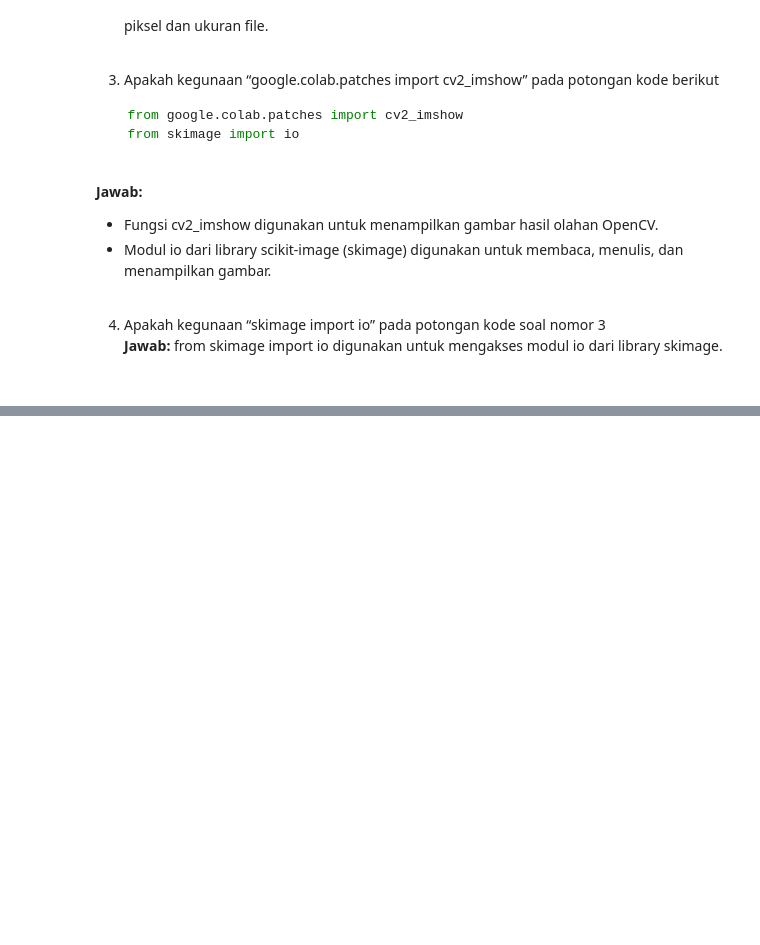
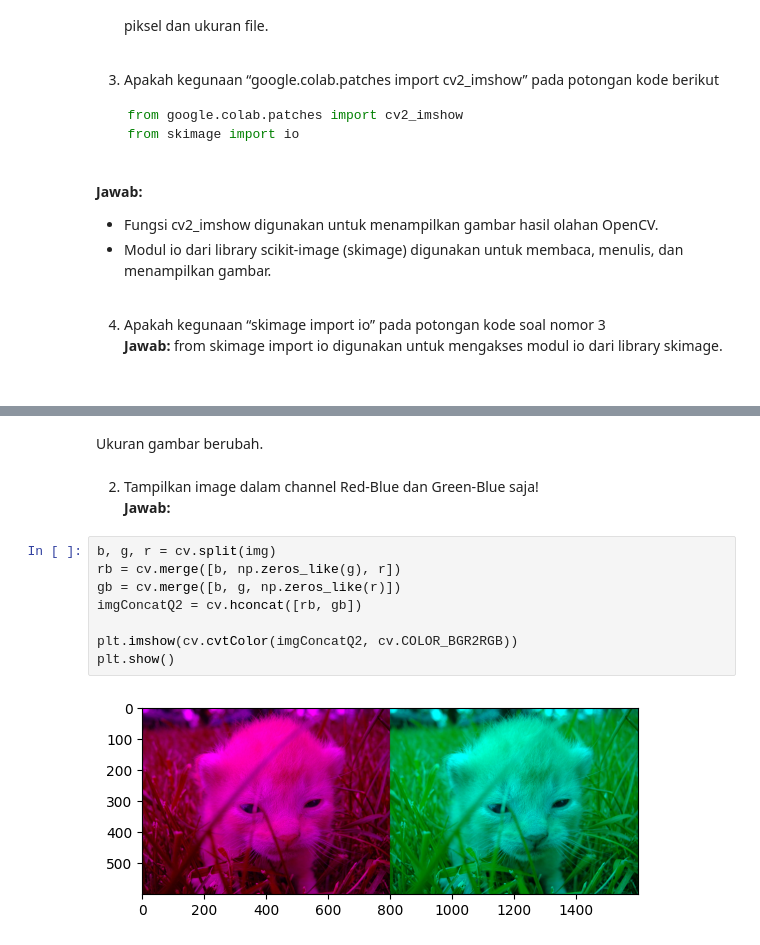
Before and after one commit to Afif-Ghifari/PCVK_2025, a Jupyter notebook: week1b.ipynb, the cells around one changed output, grey strips where cells are left out. Saved outputs shown, nothing was run; the diff lists cells and outputs as text; blank space fills up the shorter version.

```diff
--- a/week1b.ipynb
+++ b/week1b.ipynb
@@ -198,0 +213,15 @@ kode berikut
+# %% [markdown]
+Ukuran gambar berubah.
+# %% [markdown]
+2. Tampilkan image dalam channel Red-Blue dan Green-Blue saja!<br>
+**Jawab:**
+# %%
+b, g, r = cv.split(img)
+rb = cv.merge([b, np.zeros_like(g), r])
+gb = cv.merge([b, g, np.zeros_like(r)])
+imgConcatQ2 = cv.hconcat([rb, gb])
+
+plt.imshow(cv.cvtColor(imgConcatQ2, cv.COLOR_BGR2RGB))
+plt.show()
+# %% [output]
+[figure, added]
```
Also changed, not shown: parts of 17 cells of this notebook.
